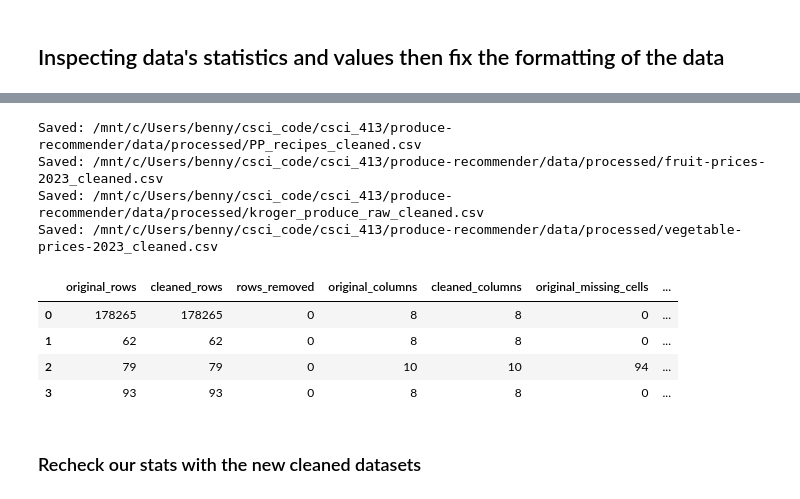
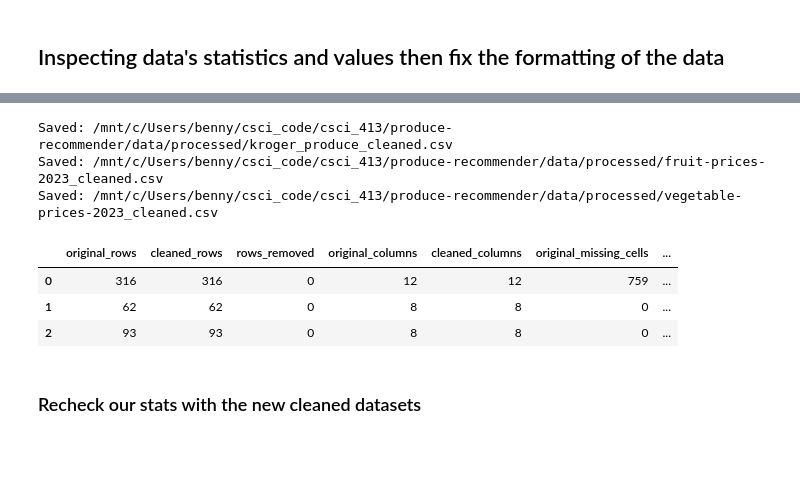
Before and after one commit to BH-Portfolio/produce-recommender, a Jupyter notebook: notebooks/data_collection_preprocessing.ipynb, the cells around one changed output, grey strips where cells are left out. Saved outputs shown, nothing was run; the diff lists cells and outputs as text; code cells hidden in the pictures; blank space fills up the shorter version.

Commit message:
feat: added data exploration and fixed preprocessing

```diff
--- a/notebooks/data_collection_preprocessing.ipynb
+++ b/notebooks/data_collection_preprocessing.ipynb
@@ -425,0 +568,7 @@ Missing-value summary:
+# %%
+print("Available datasets:", raw_datasets.keys())
+
+for name, df in raw_datasets.items():
+    print(f"\nDataset: {name}")
+    print("DataFrame shape:", df.shape)
+    print("Columns:", df.columns.tolist())
@@ -494,40 +657,50 @@ def clean_dataframe(df):
 
     return cleaned, audit
 
 
 cleaned_datasets = {}
 cleaning_results = []
 
 for name, df in raw_datasets.items():
     cleaned_df, audit = clean_dataframe(df)
 
+    if name == "kroger_produce":
+        # Parse timestamps
+        cleaned_df["collection_timestamp"] = pd.to_datetime(
+            cleaned_df["collection_timestamp"],
+            errors="coerce"
+        )
+
+        # Ensure product identifiers remain strings
+        for column in ["product_id", "upc", "store_id"]:
+            if column in cleaned_df.columns:
+                cleaned_df[column] = cleaned_df[column].astype("string")
+
     cleaned_datasets[name] = cleaned_df
+
     audit["dataset"] = name
     cleaning_results.append(audit)
 
     output_path = PROCESSED_DIR / f"{name}_cleaned.csv"
     cleaned_df.to_csv(output_path, index=False)
 
     print(f"Saved: {output_path}")
 
 cleaning_audit = pd.DataFrame(cleaning_results)
-
 display(cleaning_audit)
 
 cleaning_audit.to_csv(
     REPORT_DIR / "cleaning_audit.csv",
     index=False
 )
 # %% [output]
-Saved: /mnt/c/Users/benny/csci_code/csci_413/produce-recommender/data/processed/PP_recipes_cleaned.csv
+Saved: /mnt/c/Users/benny/csci_code/csci_413/produce-recommender/data/processed/kroger_produce_cleaned.csv
 Saved: /mnt/c/Users/benny/csci_code/csci_413/produce-recommender/data/processed/fruit-prices-2023_cleaned.csv
-Saved: /mnt/c/Users/benny/csci_code/csci_413/produce-recommender/data/processed/kroger_produce_raw_cleaned.csv
 Saved: /mnt/c/Users/benny/csci_code/csci_413/produce-recommender/data/processed/vegetable-prices-2023_cleaned.csv
 |  | original_rows | cleaned_rows | rows_removed | original_columns | cleaned_columns | original_missing_cells | ... |
-| 0 | 178265 | 178265 | 0 | 8 | 8 | 0 | ... |
+| 0 | 316 | 316 | 0 | 12 | 12 | 759 | ... |
 | 1 | 62 | 62 | 0 | 8 | 8 | 0 | ... |
-| 2 | 79 | 79 | 0 | 10 | 10 | 94 | ... |
-| 3 | 93 | 93 | 0 | 8 | 8 | 0 | ... |
+| 2 | 93 | 93 | 0 | 8 | 8 | 0 | ... |
 # %% [markdown]
 ### Recheck our stats with the new cleaned datasets
 # %%
```
Also changed, not shown: parts of 8 cells of this notebook, 1 other file.
